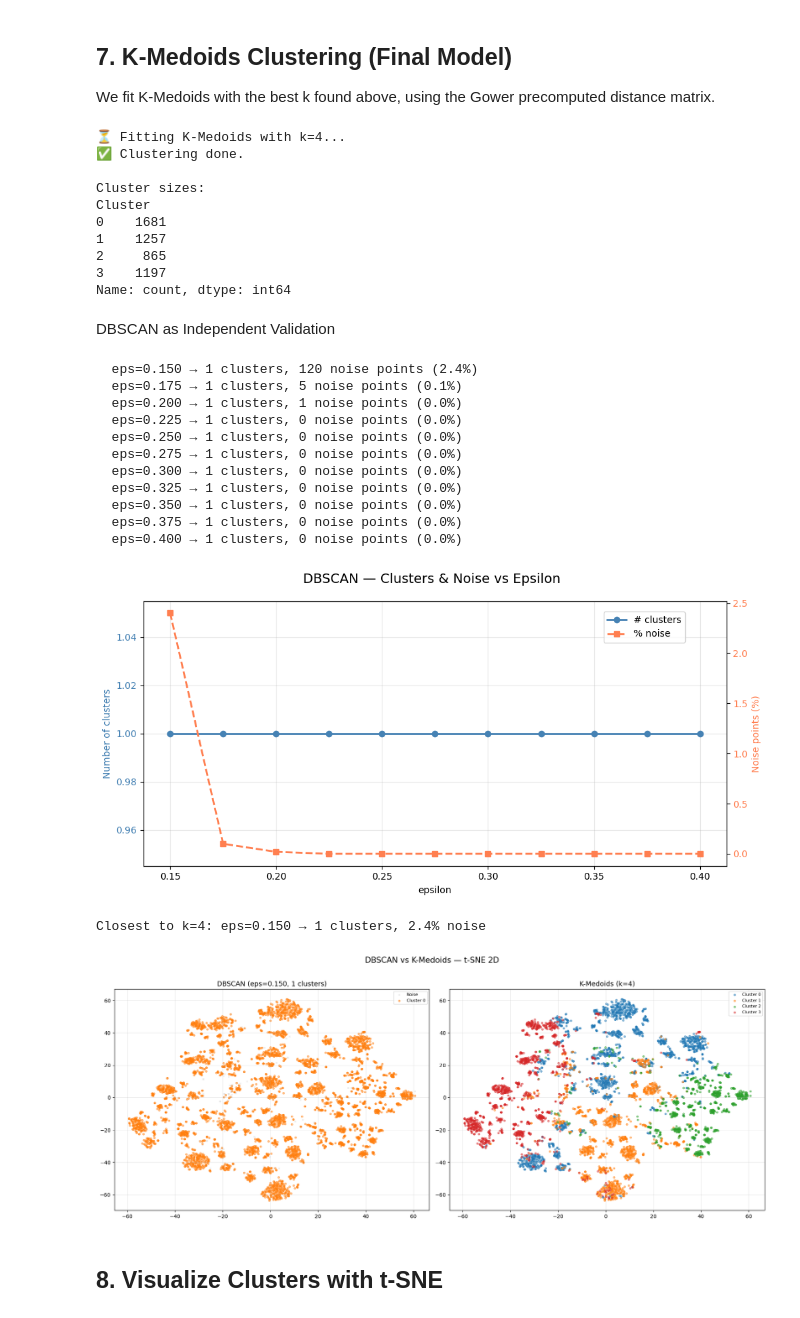
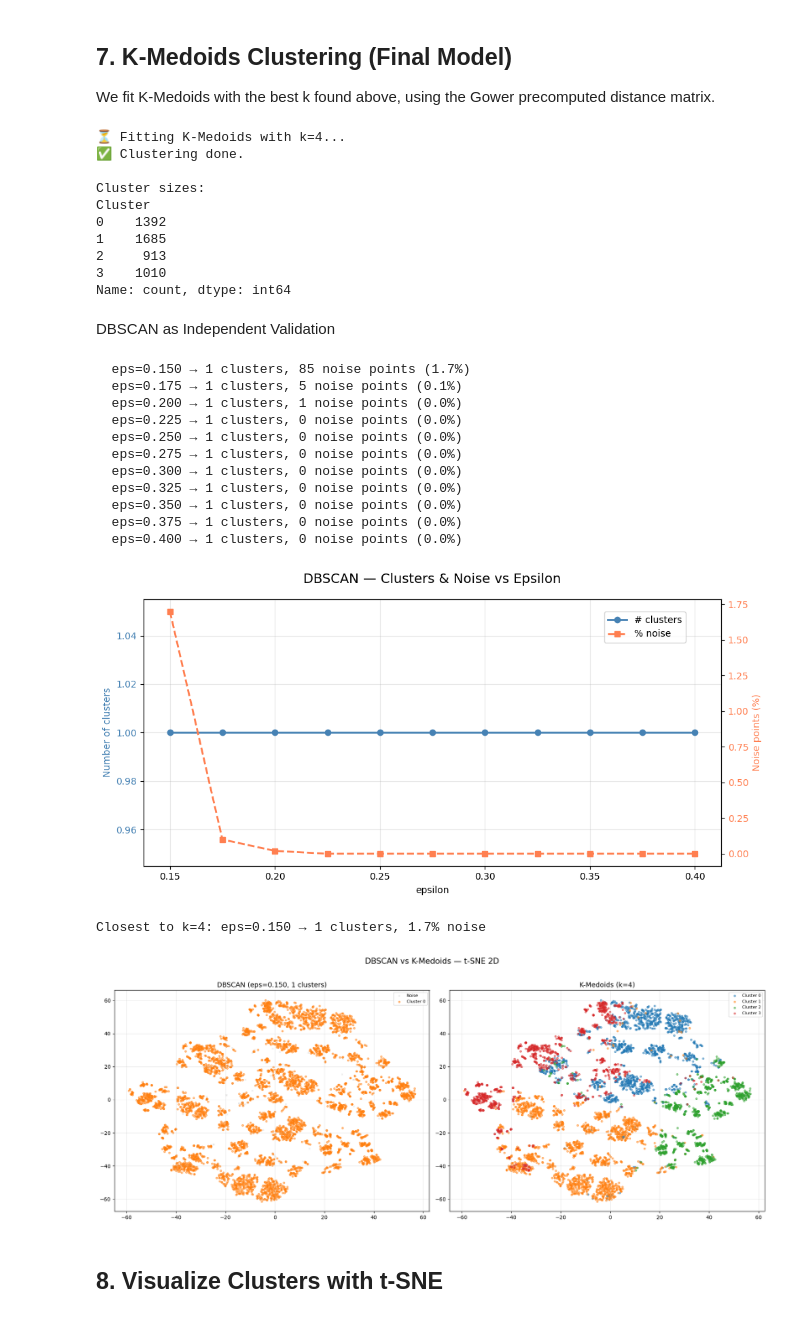
Before and after one commit to SimoneCerrone/FINTECH, a Jupyter notebook: BankClients_Segmentation_Final1.ipynb, the cells around one changed output. Drawn from its saved outputs; the diff is of its cells as text; code cells hidden in the pictures.

```diff
--- a/BankClients_Segmentation_Final1.ipynb
+++ b/BankClients_Segmentation_Final1.ipynb
@@ -550,7 +550,7 @@ We split variables into:
 - **Numerical**: all others → MinMaxScaler (note: `Income`, `Wealth`, etc. are already normalized as percentiles, but `Age` and `FamilySize` are raw values and need scaling)
 # %%
 # ── Define categorical and numerical columns ───────────────────────────────────
-categorical_columns = ['Gender', 'Job', 'Area', 'CitySize', 'Investments']
+categorical_columns = ['Gender', 'Job', 'Area', 'Investments']
 
 # BUG FIX: define categorical_features BEFORE using .astype()
 categorical_features = df[categorical_columns].copy()
@@ -567,8 +567,17 @@ Numerical columns:   ['Age', 'FamilySize', 'Income', 'Wealth', 'Debt', 'FinEdu',
 # %%
+# MODIFICATO PER NON NORMALIZZARE INUTILMENTE LE VARIABILI (GIÀ IN [0,1])
+
 # ── Normalize numerical features ───────────────────────────────────────────────
-# Age and FamilySize are raw (not in [0,1]) — scale everything consistently
+# Only Age and FamilySize need scaling — all other numerical variables are
+# already normalized as percentiles in [0, 1].
+raw_cols = ['Age', 'FamilySize', 'CitySize'] # modificare qui per CitySize categorica
+percentile_cols = [c for c in numerical_columns if c not in raw_cols]
+
 scaler = MinMaxScaler()
-X_num = scaler.fit_transform(numerical_features)
+X_raw = scaler.fit_transform(numerical_features[raw_cols])
+X_pct = numerical_features[percentile_cols].values   # already in [0,1]
+
+X_num = np.hstack((X_raw, X_pct))
 
 # ── One-Hot Encode categorical features ───────────────────────────────────────
 # drop='first' applies dummy encoding (avoids multicollinearity)
@@ -579,6 +588,8 @@ X_cat = encoder.fit_transform(categorical_features)
 X = np.hstack((X_num, X_cat))
 
 print(f'Numerical features shape : {X_num.shape}')
+print(f'  ↳ Scaled (Age, FamilySize): {X_raw.shape[1]}')
+print(f'  ↳ Percentiles (untouched) : {X_pct.shape[1]}')
 print(f'Categorical features shape: {X_cat.shape}')
 print(f'Combined X shape          : {X.shape}')
 # %% [output]
@@ -1013,7 +1024,7 @@ We fit K-Medoids with the best k found above, using the Gower precomputed distan
 # %%
 # ── Final K-Medoids model ──────────────────────────────────────────────────────
 # You can override best_k here if domain knowledge suggests a different value
-N_CLUSTERS = best_k  # or set manually e.g. N_CLUSTERS = 4
+N_CLUSTERS = 4  # or set manually e.g. N_CLUSTERS = 4
 
 kmed_final = KMedoids(
     n_clusters=N_CLUSTERS,
@@ -1039,10 +1050,10 @@ print(df['Cluster'].value_counts().sort_index())
 
 Cluster sizes:
 Cluster
-0    1681
-1    1257
-2     865
-3    1197
+0    1392
+1    1685
+2     913
+3    1010
 Name: count, dtype: int64
 # %% [markdown]
 DBSCAN as Independent Validation
@@ -1062,7 +1073,10 @@ DBSCAN as Independent Validation
 
 from sklearn.cluster import DBSCAN
 
-# ── Scan a range of epsilon values ────────────────────────────────────────────
+# FIX: Define palette here (copied from the t-SNE visualization cell)
+palette = sns.color_palette('tab10', N_CLUSTERS)
+
+# ── Scan a range of epsilon values ───────────────────────────────────────────
 # With Gower distances in [0,1], epsilon typically falls in 0.15–0.40.
 eps_values = np.arange(0.15, 0.41, 0.025)
 min_samples = 10   # minimum cluster density (tune if needed)
@@ -1128,37 +1142,37 @@ for i, lbl in enumerate(unique_labels):
         axes[0].scatter(Y_2d[mask, 0], Y_2d[mask, 1],
                         color=palette_db[i], s=12, alpha=0.5, label=f'Cluster {lbl}')
 axes[0].set_title(f'DBSCAN (eps={best_db["eps"]:.3f}, '
                    f'{best_db["n_clusters"]} clusters)', fontsize=13)
 axes[0].legend(fontsize=8)
 axes[0].grid(True, alpha=0.3)
 
 # Right: K-Medoids (for comparison)
 for c in range(N_CLUSTERS):
     mask = cluster_labels == c
     axes[1].scatter(Y_2d[mask, 0], Y_2d[mask, 1],
                     label=f'Cluster {c}', alpha=0.5, s=12, color=palette[c])
 axes[1].set_title(f'K-Medoids (k={N_CLUSTERS})', fontsize=13)
 axes[1].legend(fontsize=8)
 axes[1].grid(True, alpha=0.3)
 
 plt.suptitle('DBSCAN vs K-Medoids — t-SNE 2D', fontsize=15, y=1.02)
 plt.tight_layout()
 plt.show()
 # %% [output]
-  eps=0.150 → 1 clusters, 120 noise points (2.4%)
+  eps=0.150 → 1 clusters, 85 noise points (1.7%)
   eps=0.175 → 1 clusters, 5 noise points (0.1%)
   eps=0.200 → 1 clusters, 1 noise points (0.0%)
   eps=0.225 → 1 clusters, 0 noise points (0.0%)
   eps=0.250 → 1 clusters, 0 noise points (0.0%)
   eps=0.275 → 1 clusters, 0 noise points (0.0%)
   eps=0.300 → 1 clusters, 0 noise points (0.0%)
   eps=0.325 → 1 clusters, 0 noise points (0.0%)
   eps=0.350 → 1 clusters, 0 noise points (0.0%)
   eps=0.375 → 1 clusters, 0 noise points (0.0%)
   eps=0.400 → 1 clusters, 0 noise points (0.0%)
-[figure, old version]
+[figure, new version]
-Closest to k=4: eps=0.150 → 1 clusters, 2.4% noise
+Closest to k=4: eps=0.150 → 1 clusters, 1.7% noise
-[figure, old version]
+[figure, new version]
 # %% [markdown]
 ## 8. Visualize Clusters with t-SNE
 # %%
```
Also changed, not shown: parts of 12 cells of this notebook.
